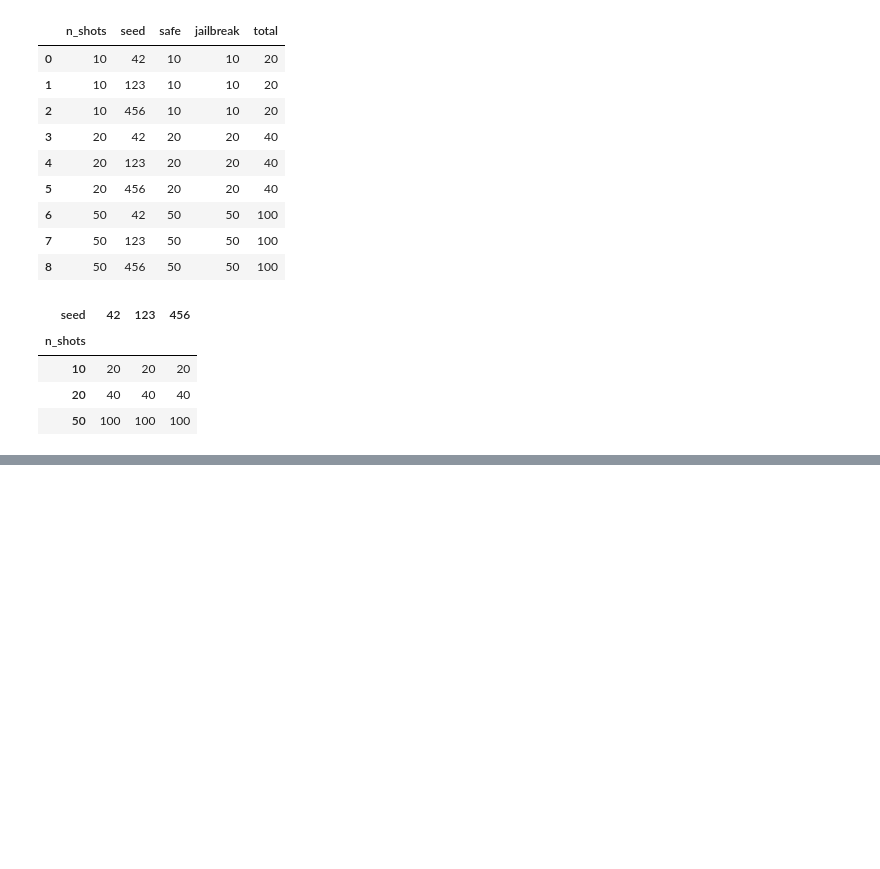
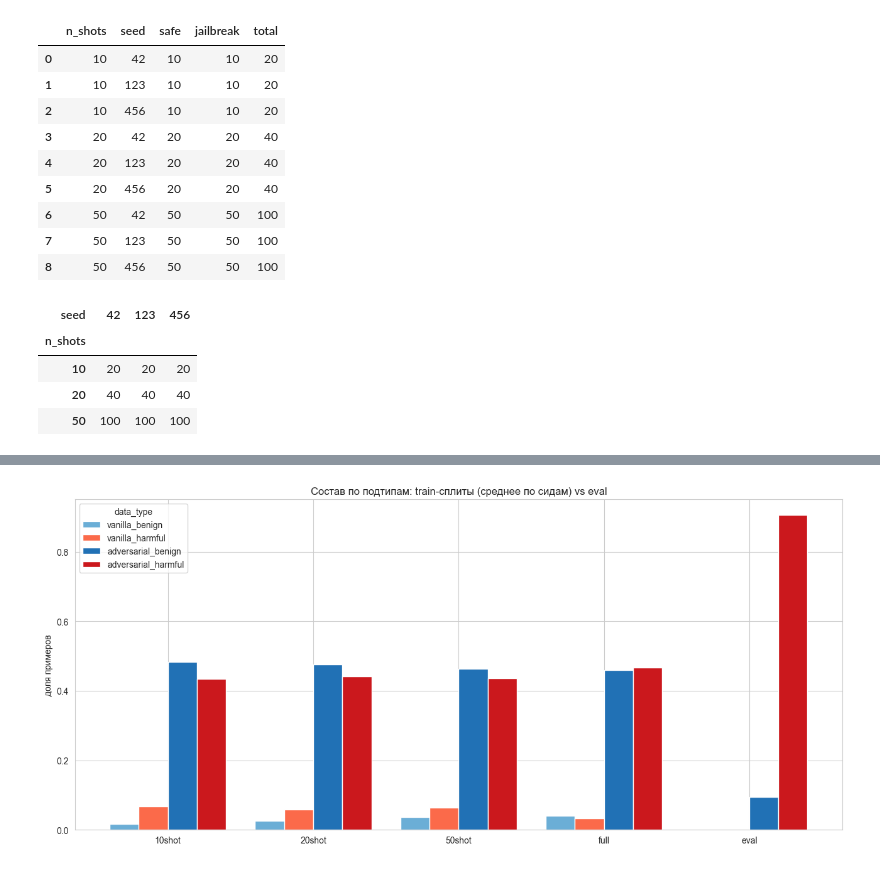
Before and after one commit to va-av-8/autoguardrails, a Jupyter notebook: tasks/jailbreak_detection/notebooks/01_eda.ipynb, the cells around one changed output, grey strips where cells are left out. Drawn from its saved outputs; the diff is of its cells as text; code cells hidden in the pictures; blank space fills up the shorter version.

```diff
--- a/tasks/jailbreak_detection/notebooks/01_eda.ipynb
+++ b/tasks/jailbreak_detection/notebooks/01_eda.ipynb
@@ -254,0 +348,20 @@ if results:
+# %%
+# Доли подтипов (нормируем на total), усреднённые по сидам
+frac_df = comp_df.copy()
+for st in SUBTYPES + ["unmatched"]:
+    frac_df[st] = frac_df[st] / frac_df["total"]
+
+# eval-эталон в том же формате
+eval_comp = eval_df["data_type"].value_counts()
+eval_total = len(eval_df)
+eval_frac = {st: eval_comp.get(st, 0) / eval_total for st in SUBTYPES}
+
+agg = frac_df.groupby("split")[SUBTYPES + ["unmatched"]].agg(["mean", "std"])
+print("Доли подтипов по сплитам (mean по сидам):")
+agg_mean = frac_df.groupby("split")[SUBTYPES + ["unmatched"]].mean()
+# упорядочим сплиты
+order = ["10shot", "20shot", "50shot", "full"]
+agg_mean = agg_mean.reindex([s for s in order if s in agg_mean.index])
+print(agg_mean.round(3).to_string())
+print("\nEval (эталон):")
+print(pd.Series(eval_frac).round(3).to_string())
@@ -254,0 +386,24 @@ if results:
+# %%
+fig, ax = plt.subplots(figsize=(13, 6))
+
+splits_order = [s for s in ["10shot", "20shot", "50shot", "full"] if s in agg_mean.index]
+labels = splits_order + ["eval"]
+x = range(len(labels))
+width = 0.2
+colors = {"vanilla_benign": "#6baed6", "vanilla_harmful": "#fb6a4a",
+          "adversarial_benign": "#2171b5", "adversarial_harmful": "#cb181d"}
+
+for j, st in enumerate(SUBTYPES):
+    vals = [agg_mean.loc[s, st] for s in splits_order] + [eval_frac[st]]
+    ax.bar([xi + j*width for xi in x], vals, width, label=st, color=colors[st])
+
+ax.set_xticks([xi + 1.5*width for xi in x])
+ax.set_xticklabels(labels)
+ax.set_ylabel("доля примеров")
+ax.set_title("Состав по подтипам: train-сплиты (среднее по сидам) vs eval")
+ax.legend(title="data_type")
+plt.tight_layout()
+plt.savefig(processed_dir.parent / "results/diagnostics/eda_subtype_composition.png", dpi=150, bbox_inches="tight") if (processed_dir.parent / "results/diagnostics").exists() else None
+plt.show()
+# %% [output]
+[figure, added]
```
Also changed, not shown: parts of 8 cells of this notebook, 5 other files.
